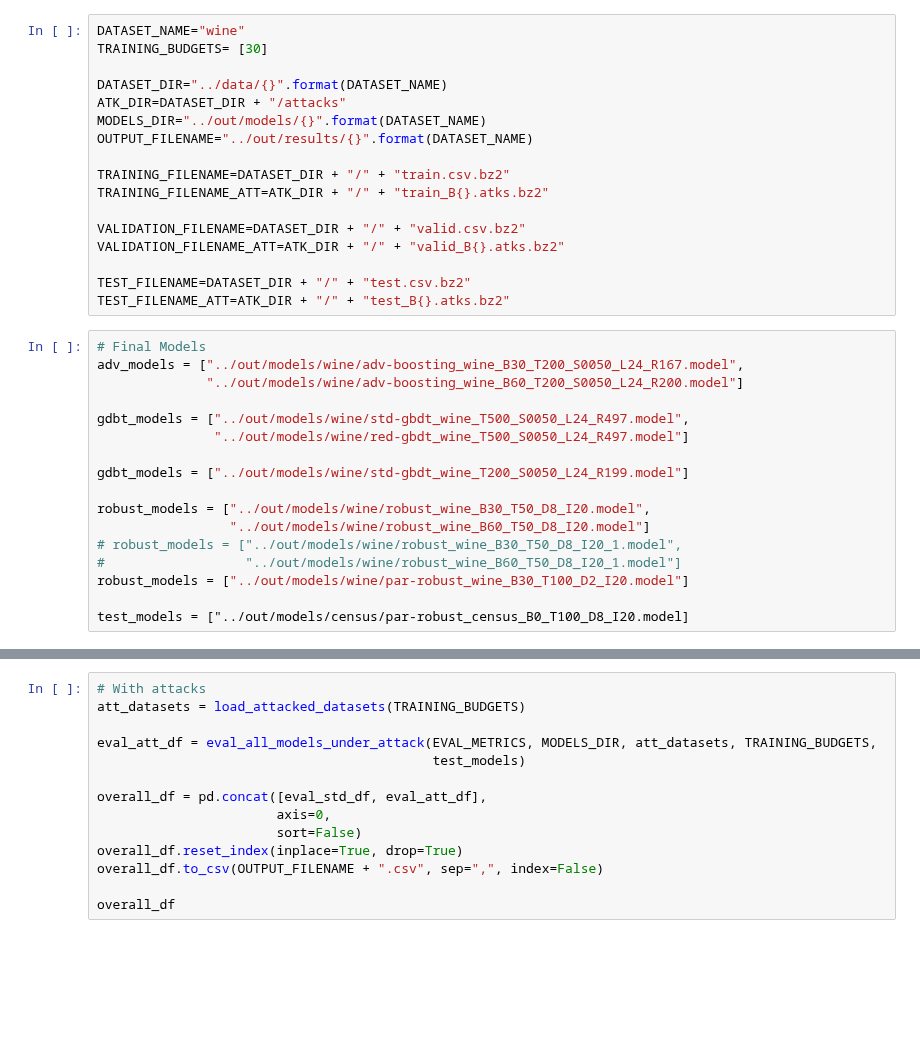
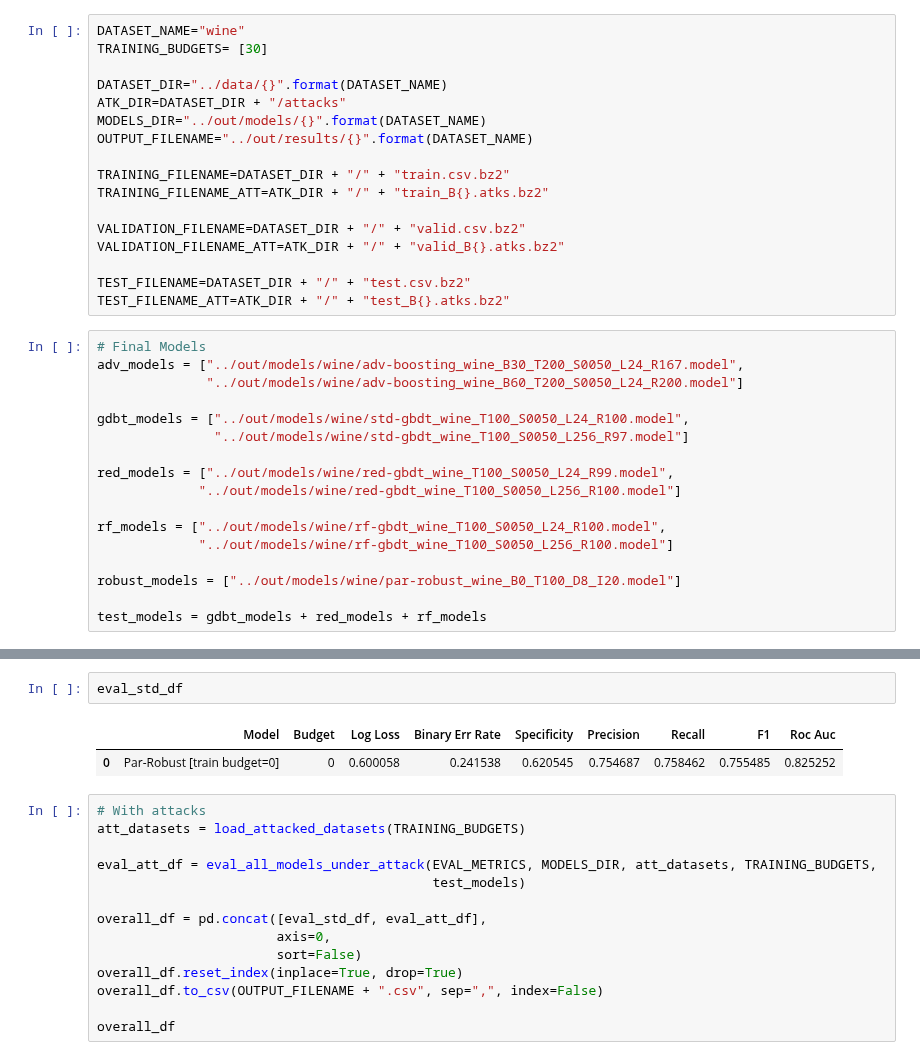
Before and after one commit to gtolomei/treant, a Jupyter notebook: src/Evaluation.ipynb, the cells around one changed output, grey strips where cells are left out. Cells and saved outputs as stored; diff of their text form; blank space fills up the shorter version.

```diff
--- a/src/Evaluation.ipynb
+++ b/src/Evaluation.ipynb
@@ -483,18 +483,18 @@ TEST_FILENAME_ATT=ATK_DIR + "/" + "test_B{}.atks.bz2"
 adv_models = ["../out/models/wine/adv-boosting_wine_B30_T200_S0050_L24_R167.model",
               "../out/models/wine/adv-boosting_wine_B60_T200_S0050_L24_R200.model"]
 
-gdbt_models = ["../out/models/wine/std-gbdt_wine_T500_S0050_L24_R497.model",
-               "../out/models/wine/red-gbdt_wine_T500_S0050_L24_R497.model"]
+gdbt_models = ["../out/models/wine/std-gbdt_wine_T100_S0050_L24_R100.model",
+               "../out/models/wine/std-gbdt_wine_T100_S0050_L256_R97.model"]
 
-gdbt_models = ["../out/models/wine/std-gbdt_wine_T200_S0050_L24_R199.model"]
+red_models = ["../out/models/wine/red-gbdt_wine_T100_S0050_L24_R99.model",
+             "../out/models/wine/red-gbdt_wine_T100_S0050_L256_R100.model"]
 
-robust_models = ["../out/models/wine/robust_wine_B30_T50_D8_I20.model",
-                 "../out/models/wine/robust_wine_B60_T50_D8_I20.model"]
-# robust_models = ["../out/models/wine/robust_wine_B30_T50_D8_I20_1.model",
-#                  "../out/models/wine/robust_wine_B60_T50_D8_I20_1.model"]
-robust_models = ["../out/models/wine/par-robust_wine_B30_T100_D2_I20.model"]
+rf_models = ["../out/models/wine/rf-gbdt_wine_T100_S0050_L24_R100.model",
+             "../out/models/wine/rf-gbdt_wine_T100_S0050_L256_R100.model"]
 
-test_models = ["../out/models/census/par-robust_census_B0_T100_D8_I20.model]
+robust_models = ["../out/models/wine/par-robust_wine_B0_T100_D8_I20.model"]
+
+test_models = gdbt_models + red_models + rf_models
 # %%
 # Without attacks
 TRAIN, VALID, TEST = load_atk_train_valid_test(TRAINING_FILENAME, VALIDATION_FILENAME, TEST_FILENAME)
@@ -504,3 +529,8 @@ eval_std_df
+# %%
+eval_std_df
+# %% [output]
+|  | Model | Budget | Log Loss | Binary Err Rate | Specificity | Precision | Recall | F1 | Roc Auc |
+| 0 | Par-Robust [train budget=0] | 0 | 0.600058 | 0.241538 | 0.620545 | 0.754687 | 0.758462 | 0.755485 | 0.825252 |
 # %%
 # With attacks
 att_datasets = load_attacked_datasets(TRAINING_BUDGETS)
```
Also changed, not shown: parts of 5 cells of this notebook, 3 other files.
